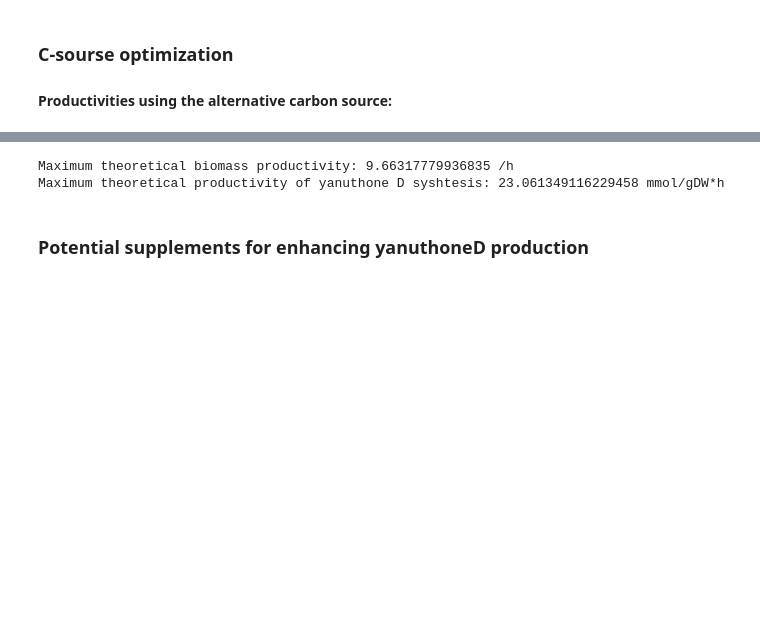
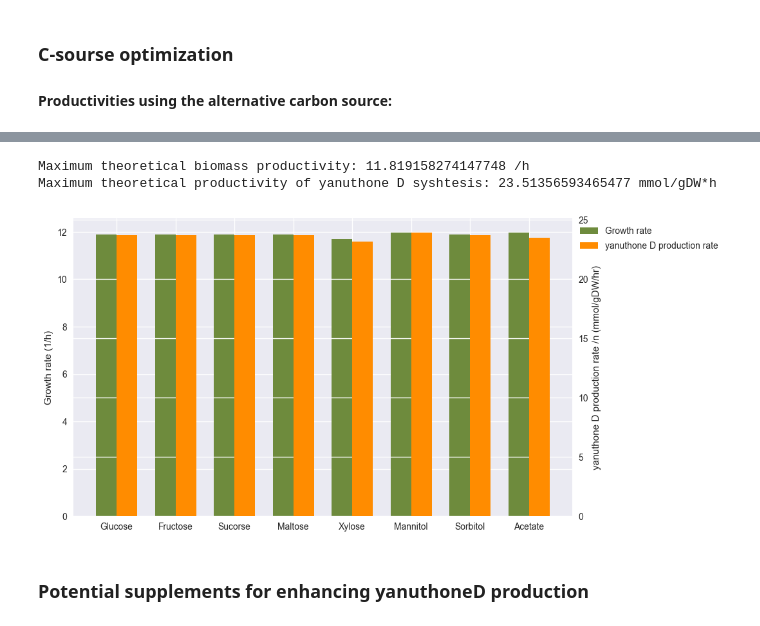
Before and after one commit to 27410/group-assingment-group13, a Jupyter notebook: Analysis/Medium_optimization/Medium_optimization.ipynb, the cells around one changed output, grey strips where cells are left out. Cells and saved outputs as stored; diff of their text form; code cells hidden in the pictures; blank space fills up the shorter version.

Commit message:
Medium_opt_update

```diff
--- a/Analysis/Medium_optimization/Medium_optimization.ipynb
+++ b/Analysis/Medium_optimization/Medium_optimization.ipynb
@@ -262,22 +286,78 @@ Maximum theoretical productivity of yanuthone D syshtesis: 22.91070637387808 mmo
 # %%
-#Mannitol
+#Acetate
 medium = model.medium
 with model:
     medium['BOUNDARY_GLCe'] = 0
-    medium['BOUNDARY_MNTe'] = 20
+    medium['BOUNDARY_ACe'] = 60
 
 
     model.medium = medium
-    solution6 = model.optimize()
-    print('Maximum theoretical biomass productivity:', solution6.fluxes['DRAIN_Biomass'], '/h')
+    solution8 = model.optimize()
+    print('Maximum theoretical biomass productivity:', solution8.fluxes['DRAIN_Biomass'], '/h')
 
     model.medium = medium
     model.objective = model.reactions.r1976
-    yanD_production6 = model.optimize().objective_value
-    print('Maximum theoretical productivity of yanuthone D syshtesis:', yanD_production6, 'mmol/gDW*h')
+    yanD_production8 = model.optimize().objective_value
+    print('Maximum theoretical productivity of yanuthone D syshtesis:', yanD_production8, 'mmol/gDW*h')
 # %% [output]
-Maximum theoretical biomass productivity: 9.66317779936835 /h
-Maximum theoretical productivity of yanuthone D syshtesis: 23.061349116229458 mmol/gDW*h
+Maximum theoretical biomass productivity: 11.819158274147748 /h
+Maximum theoretical productivity of yanuthone D syshtesis: 23.51356593465477 mmol/gDW*h
+# %%
+# Data for two categories
+biomass_values = [solution.fluxes['DRAIN_Biomass'],
+                   solution2.fluxes['DRAIN_Biomass'],
+                   solution3.fluxes['DRAIN_Biomass'],
+                   solution4.fluxes['DRAIN_Biomass'],
+                   solution5.fluxes['DRAIN_Biomass'],
+                   solution6.fluxes['DRAIN_Biomass'],
+                   solution7.fluxes['DRAIN_Biomass'],
+                   solution6.fluxes['DRAIN_Biomass']]
+
+yanD_values = [yanD_production,
+               yanD_production2,
+               yanD_production3,
+               yanD_production4,
+               yanD_production5,
+               yanD_production6,
+               yanD_production7,
+               yanD_production8]
+
+# Seting number of plots
+x_values = np.arange(len(biomass_values))
+
+# Width of the bars
+bar_width = 0.35
+
+
+# Set the figure size
+fig, ax1 = plt.subplots(figsize=(10, 6))
+
+# Plotting the data
+# Plotting the data on the first y-axis
+ax1.bar(x_values - bar_width/2, biomass_values, bar_width, label='Growth rate', color='#6E8B3D')
+ax1.set_ylabel('Growth rate (1/h)')
+
+
+plt.legend(loc='upper left', bbox_to_anchor=(1, 1))
+# Create a second y-axis and plot the second set of data on it
+ax2 = ax1.twinx()
+ax2.bar(x_values + bar_width/2, yanD_values, bar_width, label='yanuthone D production rate', color='#FF8C00')
+ax2.set_ylabel('yanuthone D production rate /n (mmol/gDW/hr)')
+
+x_labels = ["Glucose", "Fructose", "Sucorse", "Maltose", "Xylose", "Mannitol", "Sorbitol", "Acetate"]
+
+# Adding labels and title
+# plt.title('C-source optimization', fontsize=18)
+
+# Display the legend
+plt.legend(loc='upper left', bbox_to_anchor=(1, 0.95))
+
+plt.xticks(np.arange(8), labels = x_labels)
+
+# Show the plot
+plt.show()
+# %% [output]
+[figure, added]
 # %% [markdown]
 ### Potential supplements for enhancing yanuthoneD production
 # %% [markdown]
```
Also changed, not shown: parts of 16 cells of this notebook, 2 other files.
